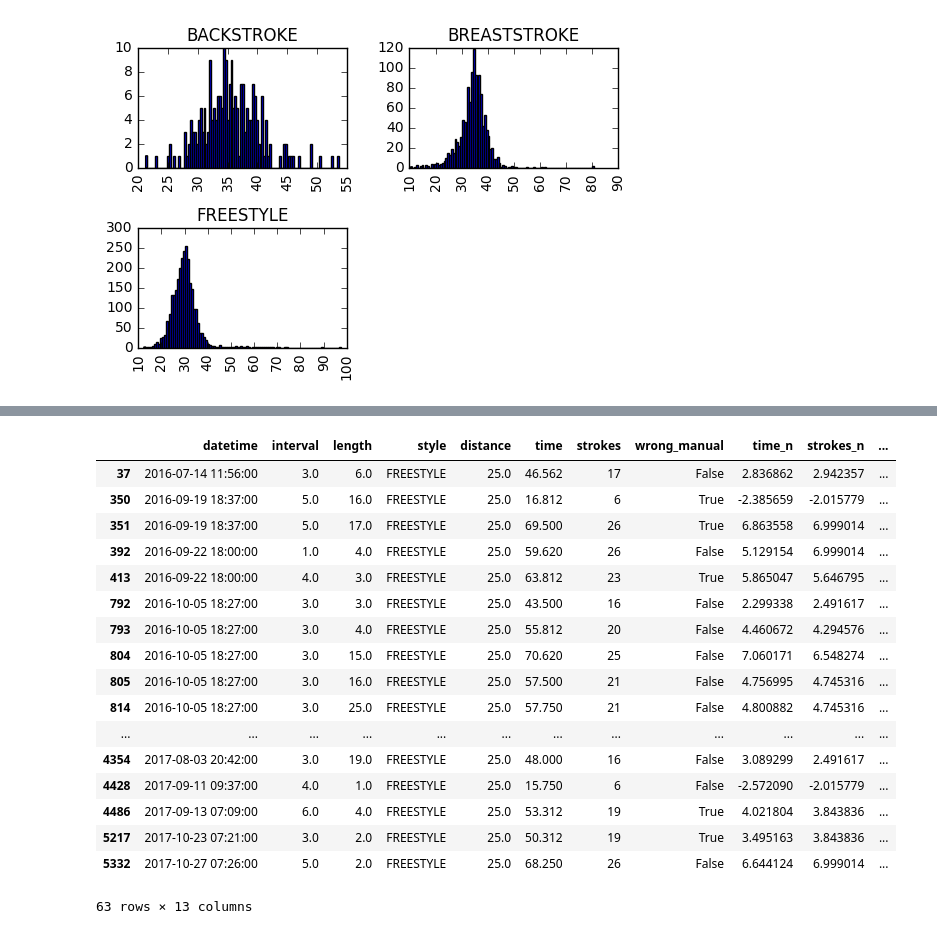
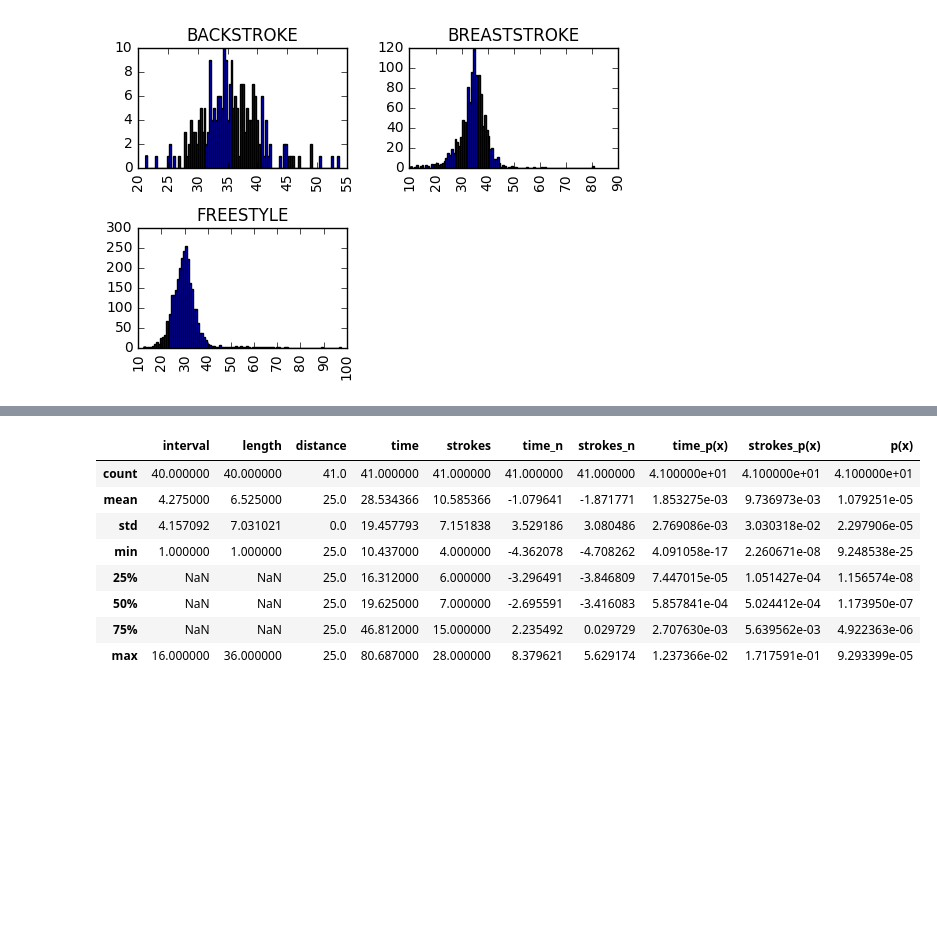
Before and after one commit to eduardbonada/swim, a Jupyter notebook: Wrong lengths.ipynb, the cells around one changed output, grey strips where cells are left out. Cells and saved outputs as stored; diff of their text form; code cells hidden in the pictures; blank space fills up the shorter version.

```diff
--- a/Wrong lengths.ipynb
+++ b/Wrong lengths.ipynb
@@ -57,17 +57,17 @@ array([[<matplotlib.axes._subplots.AxesSubplot object at 0x...>,
 [figure]
 # %%
 # select only a single style and length distance
-lengths_style = lengths[(lengths['style'] == 'FREESTYLE') & (lengths['distance'] == 25)]
+lengths_style = lengths[(lengths['style'] == 'BREASTSTROKE') & (lengths['distance'] == 25)]
 # %%
 # normalize time and strokes features
 time_mu = np.mean(lengths_style['time'])
 time_sigma = np.std(lengths_style['time'])
-lengths_style['time_n'] = lengths_style.apply(
+lengths_style.loc[:,'time_n'] = lengths_style.apply(
     lambda x: (x['time'] - time_mu)/time_sigma, axis=1
 )
 strokes_mu = np.mean(lengths_style['strokes'])
 strokes_sigma = np.std(lengths_style['strokes'])
-lengths_style['strokes_n'] = lengths_style.apply(
+lengths_style.loc[:,'strokes_n'] = lengths_style.apply(
     lambda x: (x['strokes'] - strokes_mu)/strokes_sigma, axis=1
 )
 # %% [output]
@@ -89,11 +91,11 @@ def normpdf(x, mean, sd):
     return num/denom
 # %%
 # compute p(x)
-lengths_style['time_p(x)'] = lengths_style.apply(
+lengths_style.loc[:,'time_p(x)'] = lengths_style.apply(
     lambda x: normpdf(x['time'], time_mu, time_sigma),
     axis=1
 )
-lengths_style['strokes_p(x)'] = lengths_style.apply(
+lengths_style.loc[:,'strokes_p(x)'] = lengths_style.apply(
     lambda x: normpdf(x['strokes'], strokes_mu, strokes_sigma),
     axis=1
 )
@@ -145,21 +148,12 @@ axes.set_xlim(0.00001,0.1)
 # %%
-lengths_style[lengths_style['p(x)'] <= 0.0001]
+lengths_style[lengths_style['p(x)'] <= 0.0001].describe()
 # %% [output]
-|  | datetime | interval | length | style | distance | time | strokes | wrong_manual | time_n | strokes_n | ... |
-| 37 | 2016-07-14 11:56:00 | 3.0 | 6.0 | FREESTYLE | 25.0 | 46.562 | 17 | False | 2.836862 | 2.942357 | ... |
-| 350 | 2016-09-19 18:37:00 | 5.0 | 16.0 | FREESTYLE | 25.0 | 16.812 | 6 | True | -2.385659 | -2.015779 | ... |
-| 351 | 2016-09-19 18:37:00 | 5.0 | 17.0 | FREESTYLE | 25.0 | 69.500 | 26 | True | 6.863558 | 6.999014 | ... |
-| 392 | 2016-09-22 18:00:00 | 1.0 | 4.0 | FREESTYLE | 25.0 | 59.620 | 26 | False | 5.129154 | 6.999014 | ... |
-| 413 | 2016-09-22 18:00:00 | 4.0 | 3.0 | FREESTYLE | 25.0 | 63.812 | 23 | True | 5.865047 | 5.646795 | ... |
-| 792 | 2016-10-05 18:27:00 | 3.0 | 3.0 | FREESTYLE | 25.0 | 43.500 | 16 | False | 2.299338 | 2.491617 | ... |
-| 793 | 2016-10-05 18:27:00 | 3.0 | 4.0 | FREESTYLE | 25.0 | 55.812 | 20 | False | 4.460672 | 4.294576 | ... |
-| 804 | 2016-10-05 18:27:00 | 3.0 | 15.0 | FREESTYLE | 25.0 | 70.620 | 25 | False | 7.060171 | 6.548274 | ... |
-| 805 | 2016-10-05 18:27:00 | 3.0 | 16.0 | FREESTYLE | 25.0 | 57.500 | 21 | False | 4.756995 | 4.745316 | ... |
-| 814 | 2016-10-05 18:27:00 | 3.0 | 25.0 | FREESTYLE | 25.0 | 57.750 | 21 | False | 4.800882 | 4.745316 | ... |
-| ... | ... | ... | ... | ... | ... | ... | ... | ... | ... | ... | ... |
-| 4354 | 2017-08-03 20:42:00 | 3.0 | 19.0 | FREESTYLE | 25.0 | 48.000 | 16 | False | 3.089299 | 2.491617 | ... |
-| 4428 | 2017-09-11 09:37:00 | 4.0 | 1.0 | FREESTYLE | 25.0 | 15.750 | 6 | False | -2.572090 | -2.015779 | ... |
-| 4486 | 2017-09-13 07:09:00 | 6.0 | 4.0 | FREESTYLE | 25.0 | 53.312 | 19 | True | 4.021804 | 3.843836 | ... |
-| 5217 | 2017-10-23 07:21:00 | 3.0 | 2.0 | FREESTYLE | 25.0 | 50.312 | 19 | True | 3.495163 | 3.843836 | ... |
-| 5332 | 2017-10-27 07:26:00 | 5.0 | 2.0 | FREESTYLE | 25.0 | 68.250 | 26 | False | 6.644124 | 6.999014 | ... |
+|  | interval | length | distance | time | strokes | time_n | strokes_n | time_p(x) | strokes_p(x) | p(x) |
+| count | 40.000000 | 40.000000 | 41.0 | 41.000000 | 41.000000 | 41.000000 | 41.000000 | 4.100000e+01 | 4.100000e+01 | 4.100000e+01 |
+| mean | 4.275000 | 6.525000 | 25.0 | 28.534366 | 10.585366 | -1.079641 | -1.871771 | 1.853275e-03 | 9.736973e-03 | 1.079251e-05 |
+| std | 4.157092 | 7.031021 | 0.0 | 19.457793 | 7.151838 | 3.529186 | 3.080486 | 2.769086e-03 | 3.030318e-02 | 2.297906e-05 |
+| min | 1.000000 | 1.000000 | 25.0 | 10.437000 | 4.000000 | -4.362078 | -4.708262 | 4.091058e-17 | 2.260671e-08 | 9.248538e-25 |
+| 25% | NaN | NaN | 25.0 | 16.312000 | 6.000000 | -3.296491 | -3.846809 | 7.447015e-05 | 1.051427e-04 | 1.156574e-08 |
+| 50% | NaN | NaN | 25.0 | 19.625000 | 7.000000 | -2.695591 | -3.416083 | 5.857841e-04 | 5.024412e-04 | 1.173950e-07 |
+| 75% | NaN | NaN | 25.0 | 46.812000 | 15.000000 | 2.235492 | 0.029729 | 2.707630e-03 | 5.639562e-03 | 4.922363e-06 |
+| max | 16.000000 | 36.000000 | 25.0 | 80.687000 | 28.000000 | 8.379621 | 5.629174 | 1.237366e-02 | 1.717591e-01 | 9.293399e-05 |
-63 rows × 13 columns
```
Also changed, not shown: parts of 4 cells of this notebook, 6 other files.
